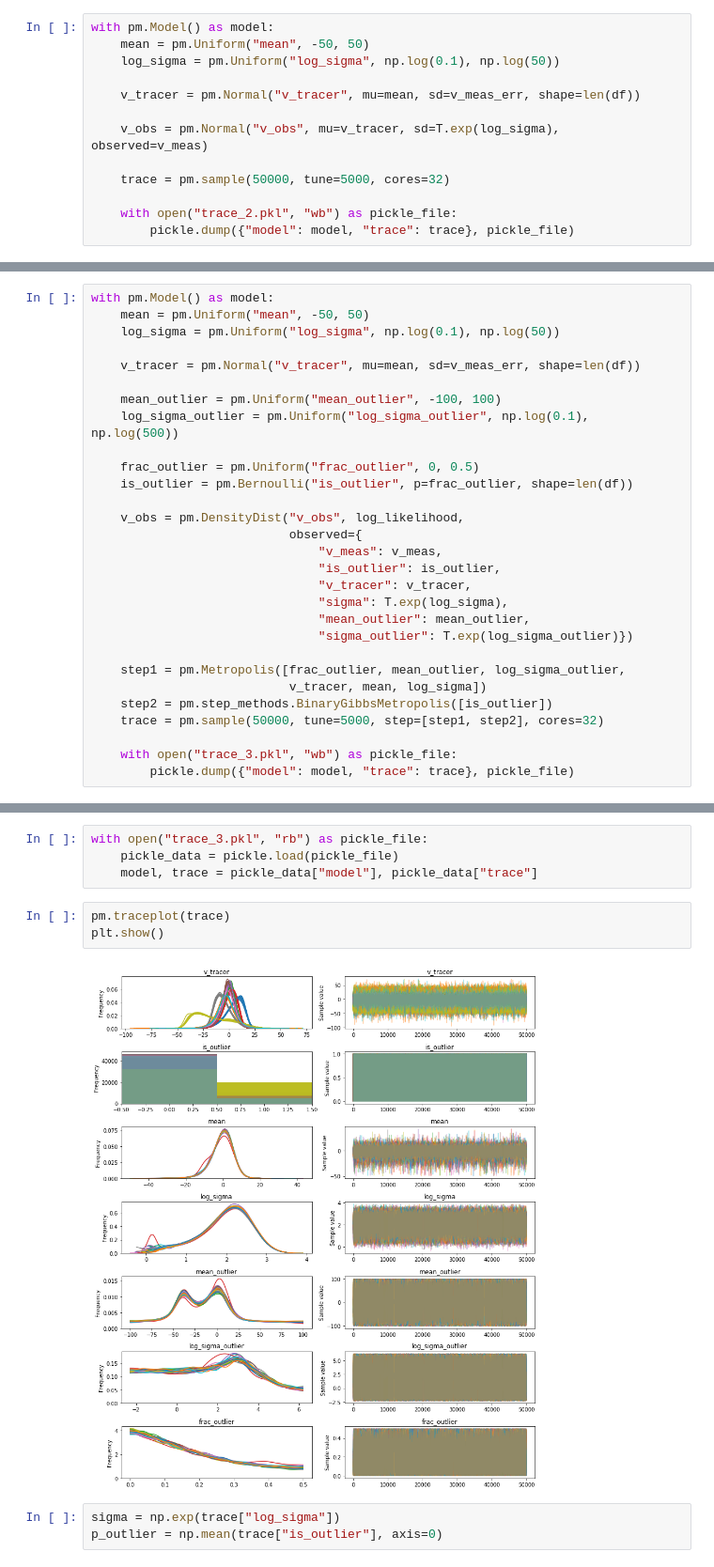
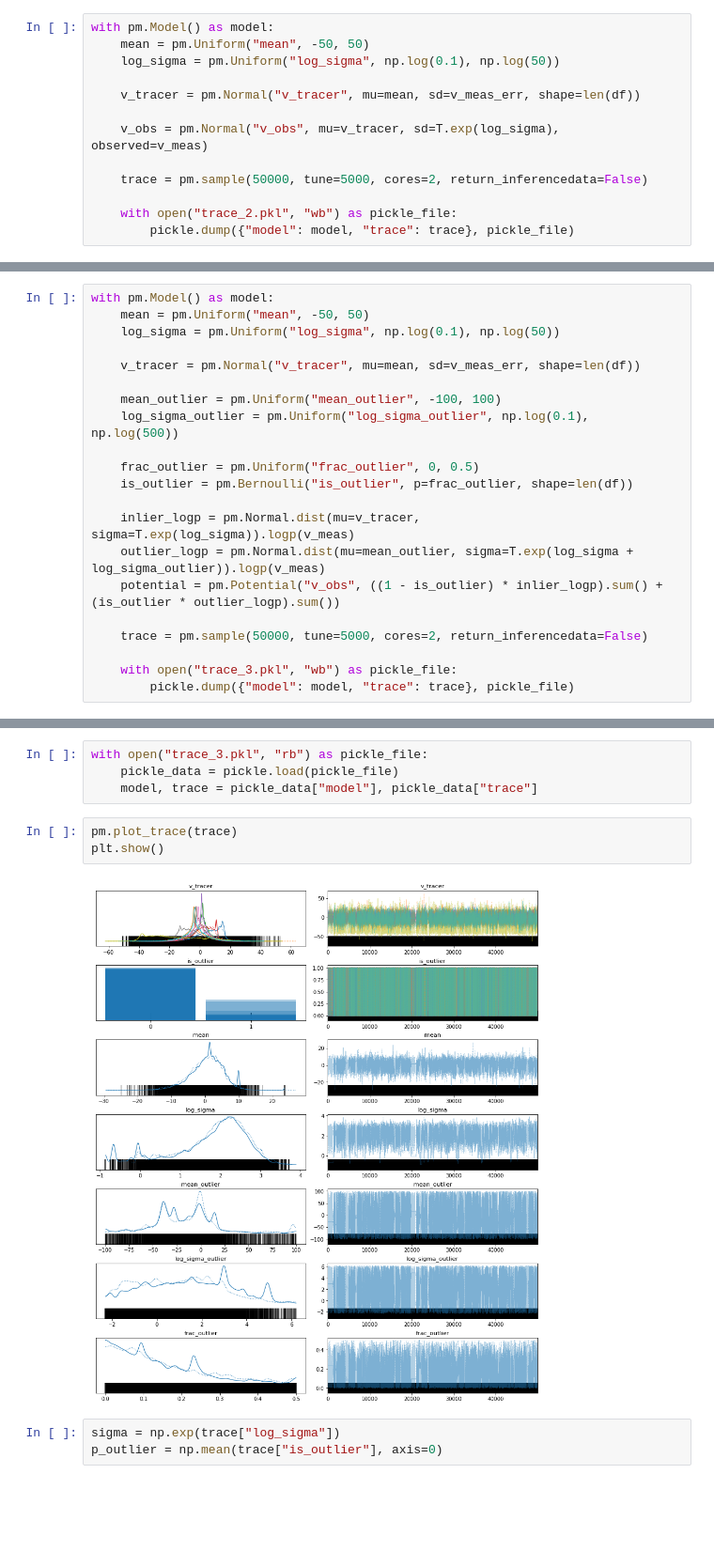
Before and after one commit to pmplewa/NGC1052-DF2, a Jupyter notebook: main.ipynb, the cells around one changed output, grey strips where cells are left out. Shown at 94% size. Saved outputs shown, nothing was run; the diff lists cells and outputs as text; blank space fills up the shorter version.

```diff
--- a/main.ipynb
+++ b/main.ipynb
@@ -111,7 +112,7 @@ with pm.Model() as model:
 
     v_obs = pm.Normal("v_obs", mu=v_tracer, sd=T.exp(log_sigma), observed=v_meas)
 
-    trace = pm.sample(50000, tune=5000, cores=32)
+    trace = pm.sample(50000, tune=5000, cores=2, return_inferencedata=False)
 
     with open("trace_2.pkl", "wb") as pickle_file:
         pickle.dump({"model": model, "trace": trace}, pickle_file)
@@ -180,19 +178,11 @@ with pm.Model() as model:
     frac_outlier = pm.Uniform("frac_outlier", 0, 0.5)
     is_outlier = pm.Bernoulli("is_outlier", p=frac_outlier, shape=len(df))
 
-    v_obs = pm.DensityDist("v_obs", log_likelihood,
-                           observed={
-                               "v_meas": v_meas,
-                               "is_outlier": is_outlier,
-                               "v_tracer": v_tracer,
-                               "sigma": T.exp(log_sigma),
-                               "mean_outlier": mean_outlier,
-                               "sigma_outlier": T.exp(log_sigma_outlier)})
+    inlier_logp = pm.Normal.dist(mu=v_tracer, sigma=T.exp(log_sigma)).logp(v_meas)
+    outlier_logp = pm.Normal.dist(mu=mean_outlier, sigma=T.exp(log_sigma + log_sigma_outlier)).logp(v_meas)
+    potential = pm.Potential("v_obs", ((1 - is_outlier) * inlier_logp).sum() + (is_outlier * outlier_logp).sum())
 
-    step1 = pm.Metropolis([frac_outlier, mean_outlier, log_sigma_outlier,
-                           v_tracer, mean, log_sigma])
-    step2 = pm.step_methods.BinaryGibbsMetropolis([is_outlier])
-    trace = pm.sample(50000, tune=5000, step=[step1, step2], cores=32)
+    trace = pm.sample(50000, tune=5000, cores=2, return_inferencedata=False)
 
     with open("trace_3.pkl", "wb") as pickle_file:
         pickle.dump({"model": model, "trace": trace}, pickle_file)
@@ -201,10 +203,10 @@ with open("trace_3.pkl", "rb") as pickle_file:
     pickle_data = pickle.load(pickle_file)
     model, trace = pickle_data["model"], pickle_data["trace"]
 # %%
-pm.traceplot(trace)
+pm.plot_trace(trace)
 plt.show()
 # %% [output]
-[figure, old version]
+[figure, new version]
 # %%
 sigma = np.exp(trace["log_sigma"])
 p_outlier = np.mean(trace["is_outlier"], axis=0)
```
Also changed, not shown: parts of 16 cells of this notebook, 2 other files.
